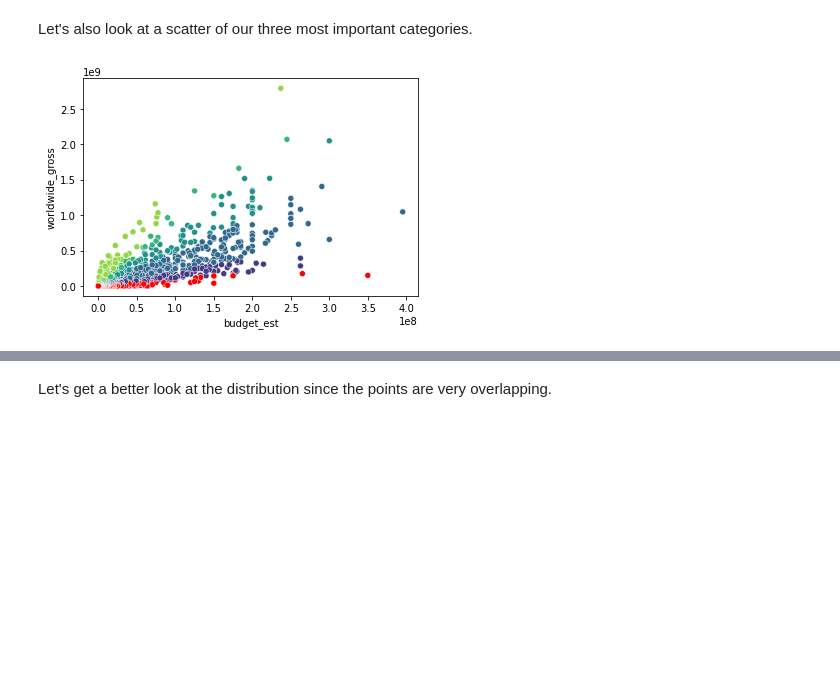
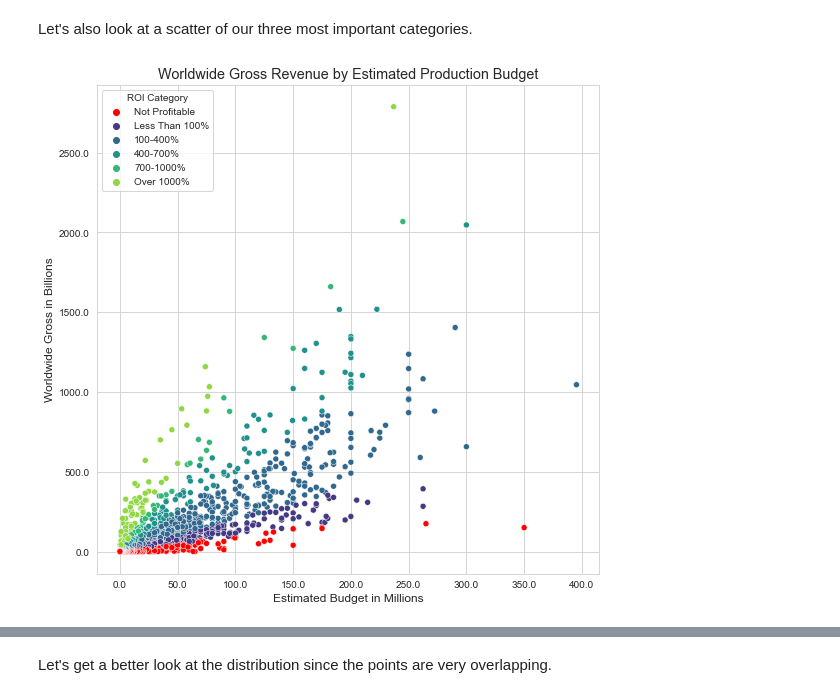
Before and after one commit to mattlegro/MovieReleaseAnalysis, a Jupyter notebook: analysis.ipynb, the cells around one changed output, grey strips where cells are left out. Saved outputs shown, nothing was run; the diff lists cells and outputs as text; code cells hidden in the pictures; blank space fills up the shorter version.

```diff
--- a/analysis.ipynb
+++ b/analysis.ipynb
@@ -294,0 +284,12 @@ g1.set(ylim=(-120,1000))
+# %%
+sns.set_style('whitegrid')
+fig1, ax1 = plt.subplots(figsize=(9,9))
+sns.regplot(data=movie_collection,x='budget_est',y='ROI_percent',
+                         truncate=False,lowess = True,line_kws = {'color':'red'})
+plt.ylim(-110,1000)
+plt.title('Return on Production Budget Investment based on Theatrical Release Revenue',fontsize='x-large');
+plt.xlabel('Estimated Budget in Millions',fontsize='large');
+plt.ylabel('Percent Return on Investment',fontsize='large');
+ax1.xaxis.get_major_formatter().set_scientific(False);
+xlabels = [x for x in ax1.get_xticks()/1000000]
+ax1.set_xticklabels(xlabels);
@@ -297,12 +300,23 @@ Let's also look at a scatter of our three most important categories.
 # %%
 pal = sns.color_palette('viridis',5)
 rgb_tuples = [(1,0,0)]
 for color in pal:
     rgb_tuples.append(color)
 new_pal = sns.color_palette(rgb_tuples)
+fig2, ax2 = plt.subplots(figsize=(9,9))
 sns.scatterplot(x='budget_est',y='worldwide_gross',data=movie_collection,
-                hue='ROI_category',legend=False,
+                hue='ROI_category',legend=True,
                 hue_order = ['Not Profitable','Less Than 100%','100-400%','400-700%','700-1000%','Over 1000%'],
                 palette=new_pal);
+plt.title('Worldwide Gross Revenue by Estimated Production Budget',fontsize='x-large');
+plt.xlabel('Estimated Budget in Millions',fontsize='large');
+plt.ylabel('Worldwide Gross in Billions',fontsize='large');
+ax2.xaxis.get_major_formatter().set_scientific(False);
+xlabels = [x for x in ax2.get_xticks()/1000000]
+ax2.set_xticklabels(xlabels);
+ax2.yaxis.get_major_formatter().set_scientific(False);
+ylabels = [y for y in ax2.get_yticks()/1000000]
+ax2.set_yticklabels(ylabels);
+plt.legend(loc='upper left',title='ROI Category');
 # %% [output]
-[figure, old version]
+[figure, new version]
```
Also changed, not shown: parts of 18 cells of this notebook, 1 other file.
